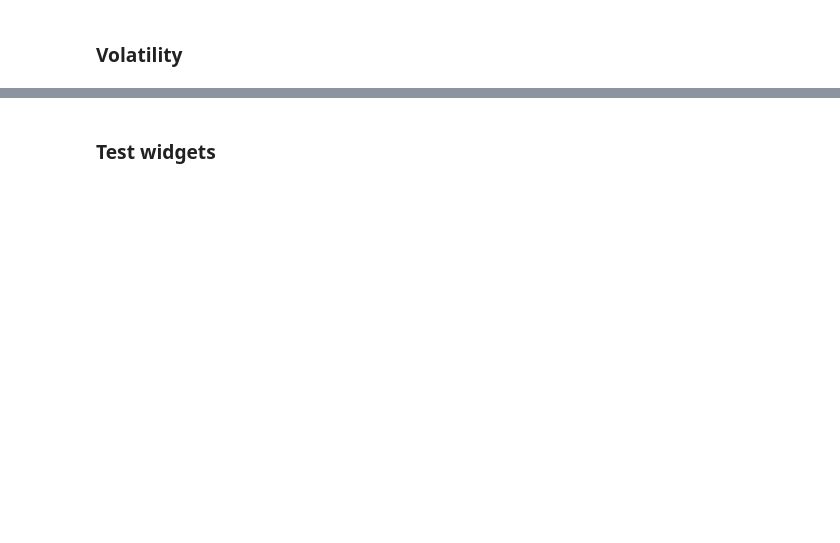
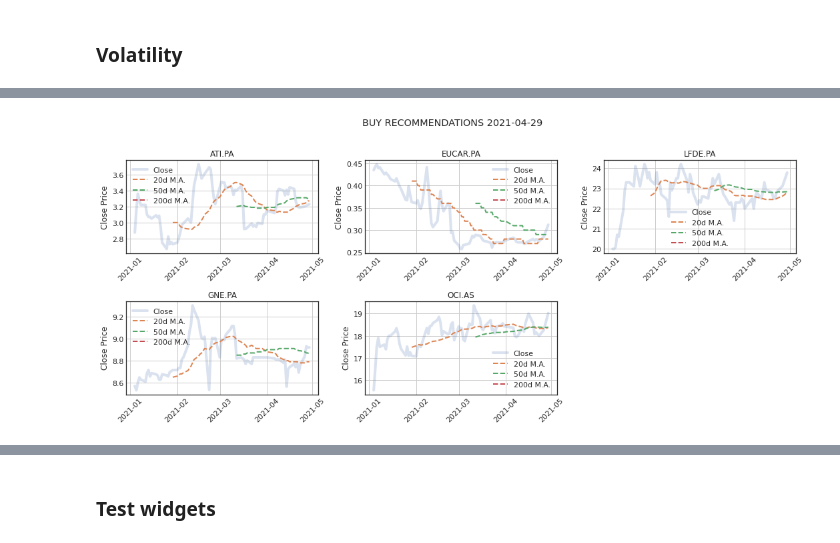
Before and after one commit to cdignam8304/euronext-stocks, a Jupyter notebook: notebooks/analysis.ipynb, the cells around one changed output, grey strips where cells are left out. Drawn from its saved outputs; the diff is of its cells as text; code cells hidden in the pictures; blank space fills up the shorter version.

Commit message:
trade recommendations

```diff
--- a/notebooks/analysis.ipynb
+++ b/notebooks/analysis.ipynb
@@ -371,0 +383,4 @@ plot_corr_daily_returns(tickers)
+# %%
+# Get all historic recommendations for a given ticker
+ticker = "SU.PA"
+all_opps[ticker][~all_opps[ticker].isnull()]
@@ -371,0 +409,43 @@ plot_corr_daily_returns(tickers)
+# %%
+opportunity_date = "2021-04-29"
+# %%
+# Buy recommendations
+recommend_buy = list(all_opps.loc[opportunity_date][all_opps.loc[opportunity_date]=="Buy"].index)
+recommend_sell = list(all_opps.loc[opportunity_date][all_opps.loc[opportunity_date]=="Sell"].index)
+# %%
+# Function to plot recommendations
+def plot_recommendation(ticker, start_date, end_date, ax):
+
+    base = df_raw_prices.loc[start_date:end_date][ticker]
+    rolling_20 = np.round(base.rolling(window=20, center=False).mean(), 2)
+    rolling_50 = np.round(base.rolling(window=50, center=False).mean(), 2)
+    rolling_200 = np.round(base.rolling(window=200, center=False).mean(), 2)
+
+    ax = ax
+    ax.plot(base, label="Close", linewidth=4, alpha=.2)
+    ax.plot(rolling_20, label="20d M.A.", linestyle="dashed", linewidth=2)
+    ax.plot(rolling_50, label="50d M.A.", linestyle="dashed", linewidth=2)
+    ax.plot(rolling_200, label="200d M.A.", linestyle="dashed", linewidth=2)
+    ax.set_ylabel("Close Price")
+    ax.xaxis.set_major_locator(mdates.MonthLocator(interval=1))
+    ax.set_title(f"{ticker}")
+    plt.xticks(rotation=45)
+    plt.legend()
+    plt.grid()
+# %%
+# Plot Buy recommendations
+if math.ceil(len(recommend_buy)/3) == 1:
+    height = (math.ceil(len(recommend_buy))/3*4)+3
+else:
+    height = (math.ceil(len(recommend_buy))/3*4)
+
+fig = plt.figure(figsize=(15, height))
+for buy in recommend_buy:
+    n = recommend_buy.index(buy)+1
+#     print(n)
+    ax = fig.add_subplot(math.ceil(len(recommend_buy)/3), 3, n)
+    plot_recommendation(buy, "2021-01-01", opportunity_date, ax=ax)
+plt.suptitle(f"BUY RECOMMENDATIONS {opportunity_date}\n")
+plt.tight_layout()
+# %% [output]
+[figure, added]
```
Also changed, not shown: parts of 69 cells of this notebook, 1 other file.
